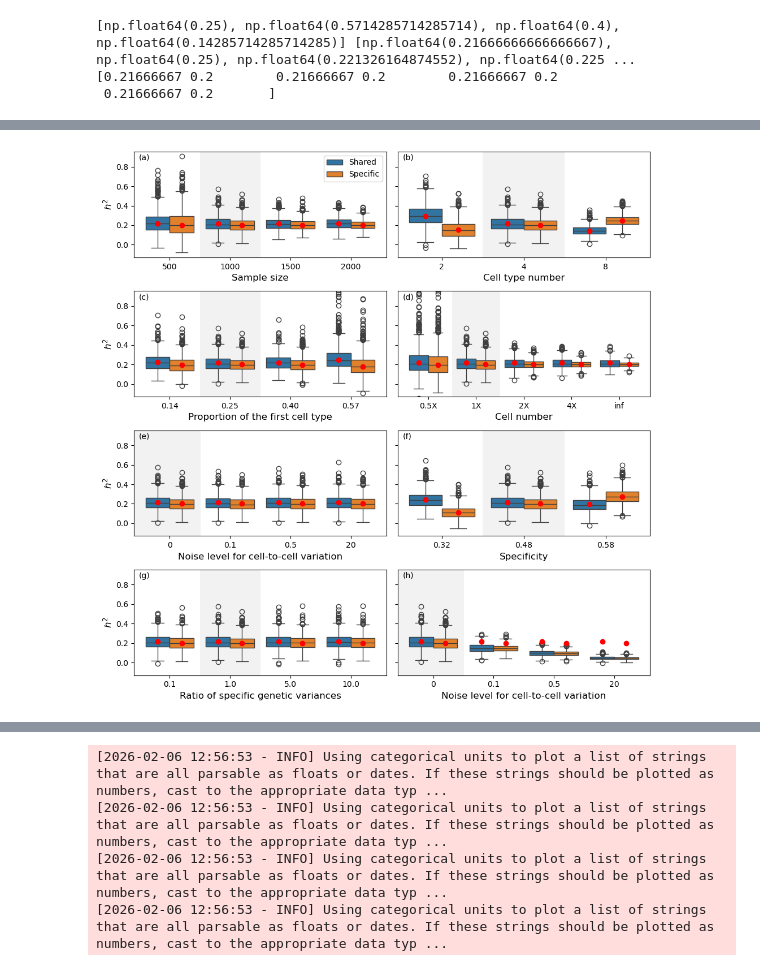
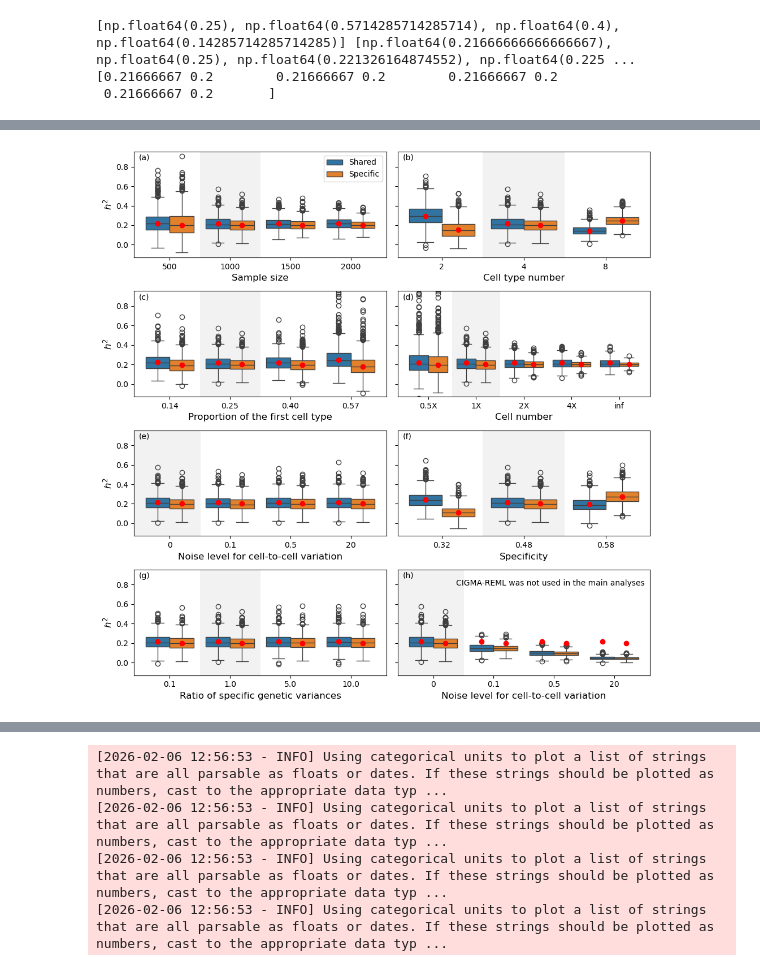
Before and after one commit to Minhui-Chen/CIGMA, a Jupyter notebook: workflow/notebook/fig2.ipynb, the cells around one changed output, grey strips where cells are left out. Cells and saved outputs as stored; diff of their text form; code cells hidden in the pictures.

```diff
--- a/workflow/notebook/fig2.ipynb
+++ b/workflow/notebook/fig2.ipynb
@@ -1074,6 +1066,7 @@ ax.text(0.02, 0.92, "(h)", transform=ax.transAxes)
 xmin, xmax = ax.get_xlim()
 rectangle = patches.Rectangle((xmin, ymin), (xs[2] - xs[0] + .1), ymax - ymin, edgecolor=None, facecolor='0.9', alpha=0.5, zorder=0)
 ax.add_patch(rectangle)
+ax.text(0.98, 0.85, 'CIGMA-REML was not used in the main analyses', transform=ax.transAxes, ha='right', fontsize=fs-4)
 
 fig.tight_layout()
 # %% [output]
@@ -1094 +1087 @@ fig.tight_layout()
-[figure, old version]
+[figure, new version]
```
Also changed, not shown: parts of 42 cells of this notebook, 3 other files.
